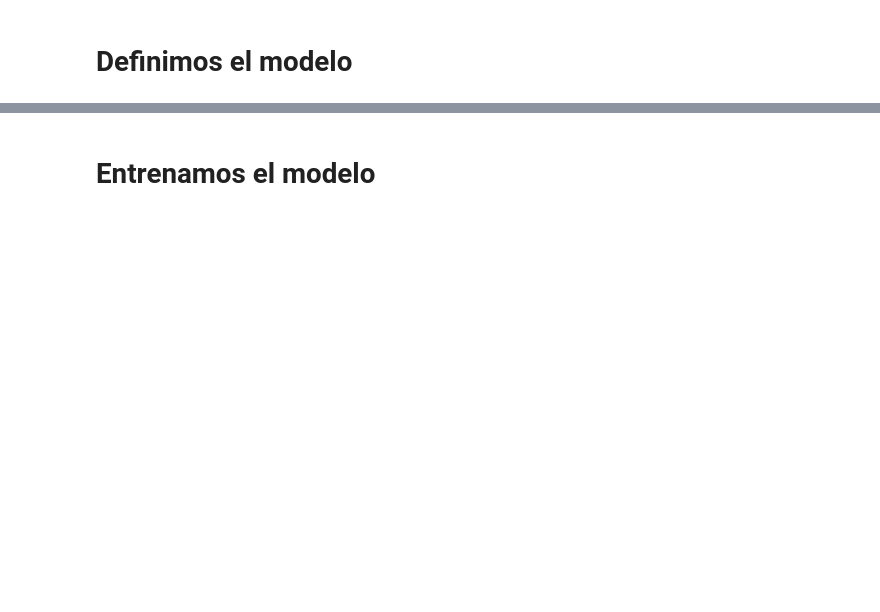
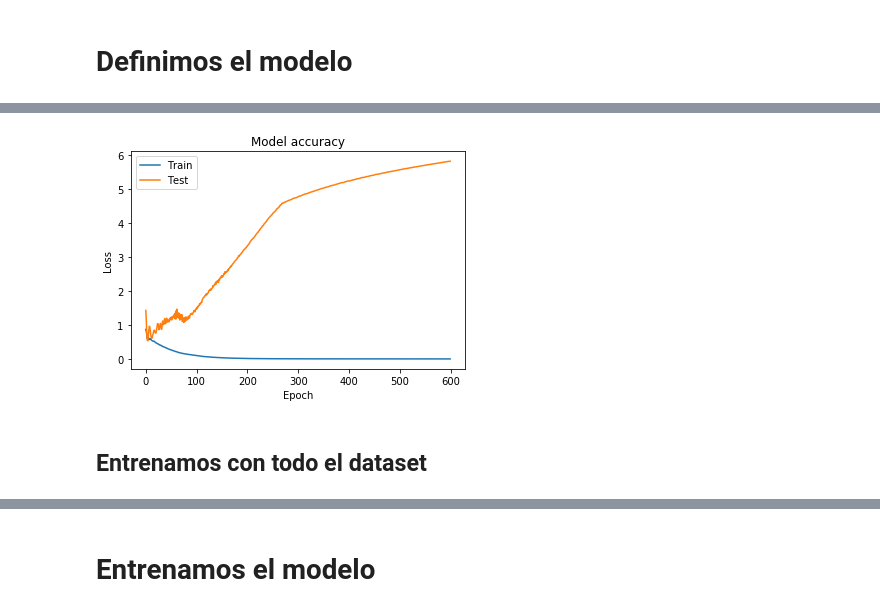
Before and after one commit to beatrizgoa/talks_and_workshops, a Jupyter notebook: test_ML_pipeline/testds.ipynb, the cells around one changed output, grey strips where cells are left out. Saved outputs shown, nothing was run; the diff lists cells and outputs as text; code cells hidden in the pictures; blank space fills up the shorter version.

```diff
--- a/test_ML_pipeline/testds.ipynb
+++ b/test_ML_pipeline/testds.ipynb
@@ -125,20 +272,13 @@ feature_vector_length = x_train.shape[1]
 # %%
-def model_arquitecture():
+def model_arquitecture2():
     model = Sequential()
+    model.add(Dense(units=16, input_dim=feature_vector_length, activation='relu'))
+    model.add(Dense(units=8, activation='relu'))
+    model.add(Dense(units=4, activation='relu'))
+    model.add(Dense(units=1, activation='sigmoid'))
+    # Compile model
+    adam = optimizers.Adam(lr=0.01, decay=1e-5)
 
-    model.add(Dense(units=20, input_dim=feature_vector_length, activation='relu'))
-
-    model.add(Dense(10, activation='relu'))
-    model.add(Dense(10, activation='relu'))
-    model.add(Dense(10, activation='relu'))
-    # add dropout, default is none
-    model.add(Dropout(0.01))
-
-    # create output layer
-    model.add(Dense(1, activation='sigmoid'))  # output layer
-
-    sgd = optimizers.SGD(lr=0.01, decay=1e-7, momentum=0.9, nesterov=True)
-
-    model.compile(loss='binary_crossentropy', optimizer=sgd, metrics=['accuracy'])
+    model.compile(loss='binary_crossentropy', optimizer=adam, metrics=['accuracy'])
 
     return model
@@ -171,3 +290,3 @@ _________________________________________________________________
 # %%
-training = model.fit(x_train[:10], y_train[:10], epochs=100, batch_size=10, validation_split=0, verbose=2)
+training2 = model2.fit(x_train[:40], y_train[:40], epochs=600, batch_size=32, validation_split=0.2, verbose=2)
 # %% [output]
@@ -190,0 +310,13 @@ Epoch 100/100
+# %%
+# Plot training & validation accuracy values
+plt.plot(training2.history['loss'])
+plt.plot(training2.history['val_loss'])
+plt.title('Model accuracy')
+plt.ylabel('Loss')
+plt.xlabel('Epoch')
+plt.legend(['Train', 'Test'], loc='upper left')
+plt.show()
+# %% [output]
+[figure, added]
+# %% [markdown]
+## Entrenamos con todo el dataset
```
Also changed, not shown: parts of 25 cells of this notebook.
